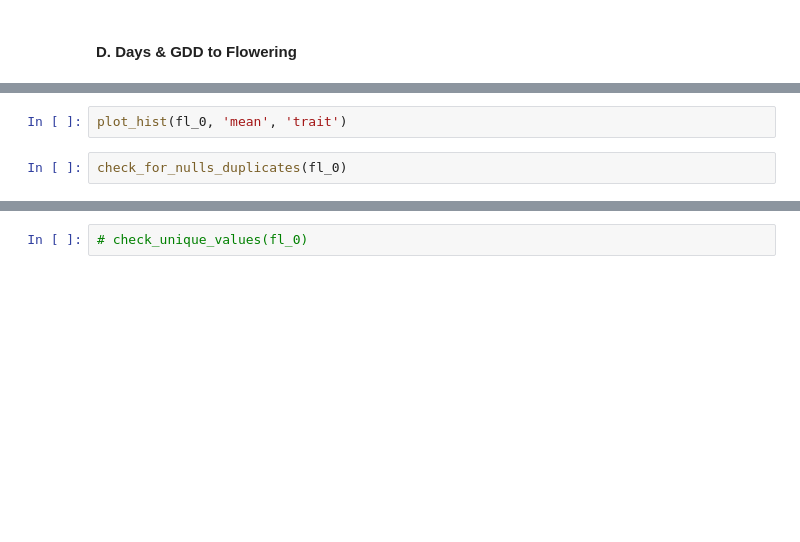
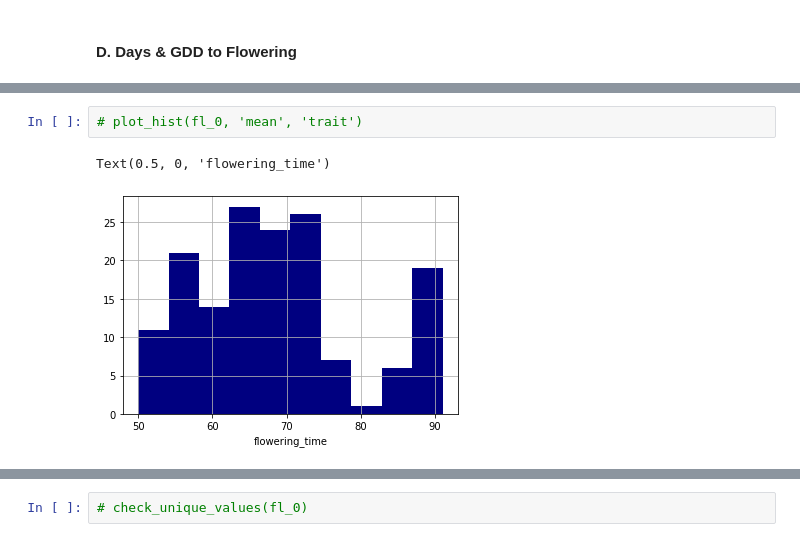
Before and after one commit to genophenoenvo/terraref-datasets, a Jupyter notebook: notebooks/mac_season_4_data_cleaning.ipynb, the cells around one changed output, grey strips where cells are left out. Saved outputs shown, nothing was run; the diff lists cells and outputs as text; blank space fills up the shorter version.

```diff
--- a/notebooks/mac_season_4_data_cleaning.ipynb
+++ b/notebooks/mac_season_4_data_cleaning.ipynb
@@ -544,4 +560,5 @@ print(weather_0.shape)
 # %%
-plot_hist(fl_0, 'mean', 'trait')
+# plot_hist(fl_0, 'mean', 'trait')
+# %% [output]
+Text(0.5, 0, 'flowering_time')
+[figure, added]
-# %%
-check_for_nulls_duplicates(fl_0)
```
Also changed, not shown: parts of 43 cells of this notebook.
